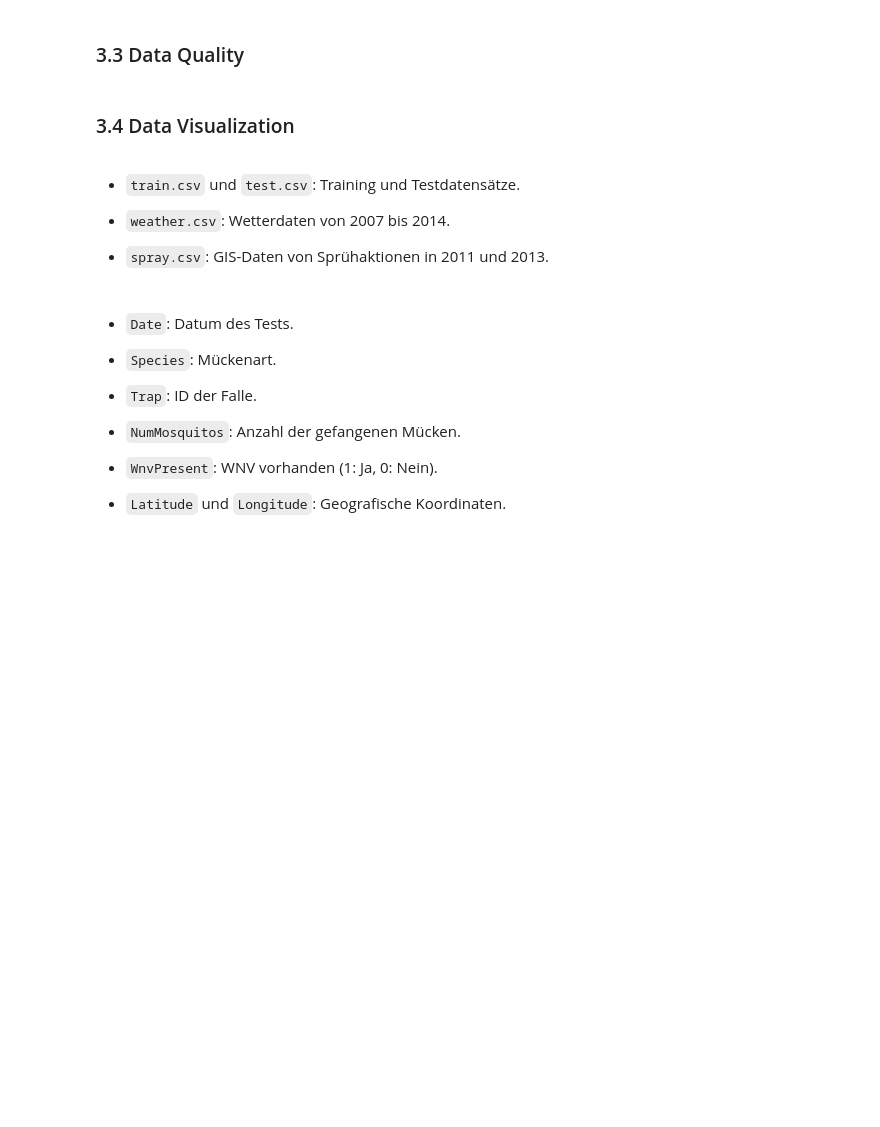
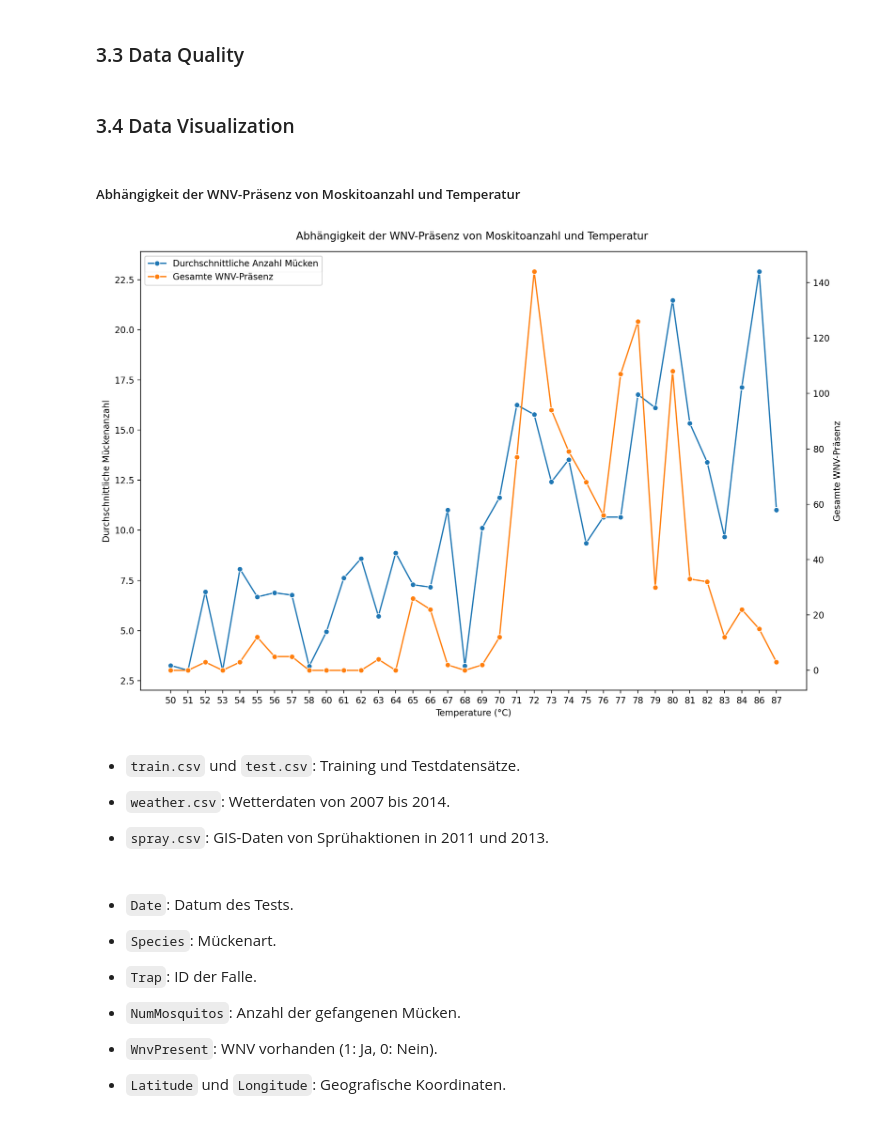
Before and after one commit to NilsLeo/WNV-prediction-model, a Jupyter notebook: notebooks/3_Data_Understanding.ipynb, the cells around one changed output. Cells and saved outputs as stored; diff of their text form; code cells hidden in the pictures; blank space fills up the shorter version.

Commit message:
added diagram: wnv dependency on temperature and mosquito amount

```diff
--- a/notebooks/3_Data_Understanding.ipynb
+++ b/notebooks/3_Data_Understanding.ipynb
@@ -61,6 +61,68 @@ spray = pd.read_csv('../data/spray.csv')
 ### 3.3 Data Quality
 # %% [markdown]
 ### 3.4 Data Visualization
+# %% [markdown]
+##### Abhängigkeit der WNV-Präsenz von Moskitoanzahl und Temperatur
+# %%
+# Dateien einlesen
+mosquito_data_path = '../data/train.csv'
+weather_data_path = '../data/weather.csv'
+
+# Dataframe erstellen
+mosquito_df = pd.read_csv(mosquito_data_path)
+weather_df = pd.read_csv(weather_data_path)
+
+# Konvertieren von 'Date' in Datetime-Format
+mosquito_df['Date'] = pd.to_datetime(mosquito_df['Date'], format='%Y-%m-%d')
+weather_df['Date'] = pd.to_datetime(weather_df['Date'])
+
+if 'Tavg' in weather_df.columns:
+    weather_df['Temp'] = weather_df['Tavg']
+else:
+    # Durchschnittstemperatur berechnen (falls Min/Max-Temperatur vorhanden)
+    if 'Tmax' in weather_df.columns and 'Tmin' in weather_df.columns:
+        weather_df['Temp'] = (weather_df['Tmax'] + weather_df['Tmin']) / 2
+    else:
+        raise ValueError("Keine Temperaturdaten gefunden")
+
+# Merge Datensätze auf Basis des Datums
+merged_df = pd.merge(mosquito_df, weather_df[['Date', 'Temp']], on='Date')
+
+# Konvertieren von 'NumMosquitos' in Integer
+merged_df['NumMosquitos'] = merged_df['NumMosquitos'].astype(int)
+
+# Berechnen des Durchschnitts der Anzahl der Mücken und der WnvPresence für jede Temperatur
+avg_values_per_temp = merged_df.groupby('Temp').agg({'NumMosquitos': 'mean', 'WnvPresent': 'sum'}).reset_index()
+
+# Plot erstellen
+fig, ax1 = plt.subplots(figsize=(12, 8))
+
+# Durchschnitt Mückenanzahl
+color = 'tab:blue'
+ax1.set_xlabel('Temperature (°C)')
+ax1.set_ylabel('Durchschnittliche Mückenanzahl')
+sns.lineplot(data=avg_values_per_temp, x='Temp', y='NumMosquitos', marker='o', ax=ax1, color=color, label='Durchschnittliche Anzahl Mücken')
+ax1.tick_params(axis='y')
+
+# Zweite Y-Achse für WnvPresence
+ax2 = ax1.twinx()
+color = 'tab:orange'
+ax2.set_ylabel('Gesamte WNV-Präsenz')
+sns.lineplot(data=avg_values_per_temp, x='Temp', y='WnvPresent', marker='o', ax=ax2, color=color, label='Gesamte WNV-Präsenz')
+ax2.tick_params(axis='y')
+
+# Titel
+fig.suptitle('Abhängigkeit der WNV-Präsenz von Moskitoanzahl und Temperatur')
+
+# Legenden
+lines_1, labels_1 = ax1.get_legend_handles_labels()
+lines_2, labels_2 = ax2.get_legend_handles_labels()
+ax2.legend(lines_1 + lines_2, labels_1 + labels_2, loc='upper left')
+
+fig.tight_layout()
+plt.show()
+# %% [output]
+[figure, added]
 # %% [markdown]
 - `train.csv` und `test.csv`: Training und Testdatensätze.
 
```
